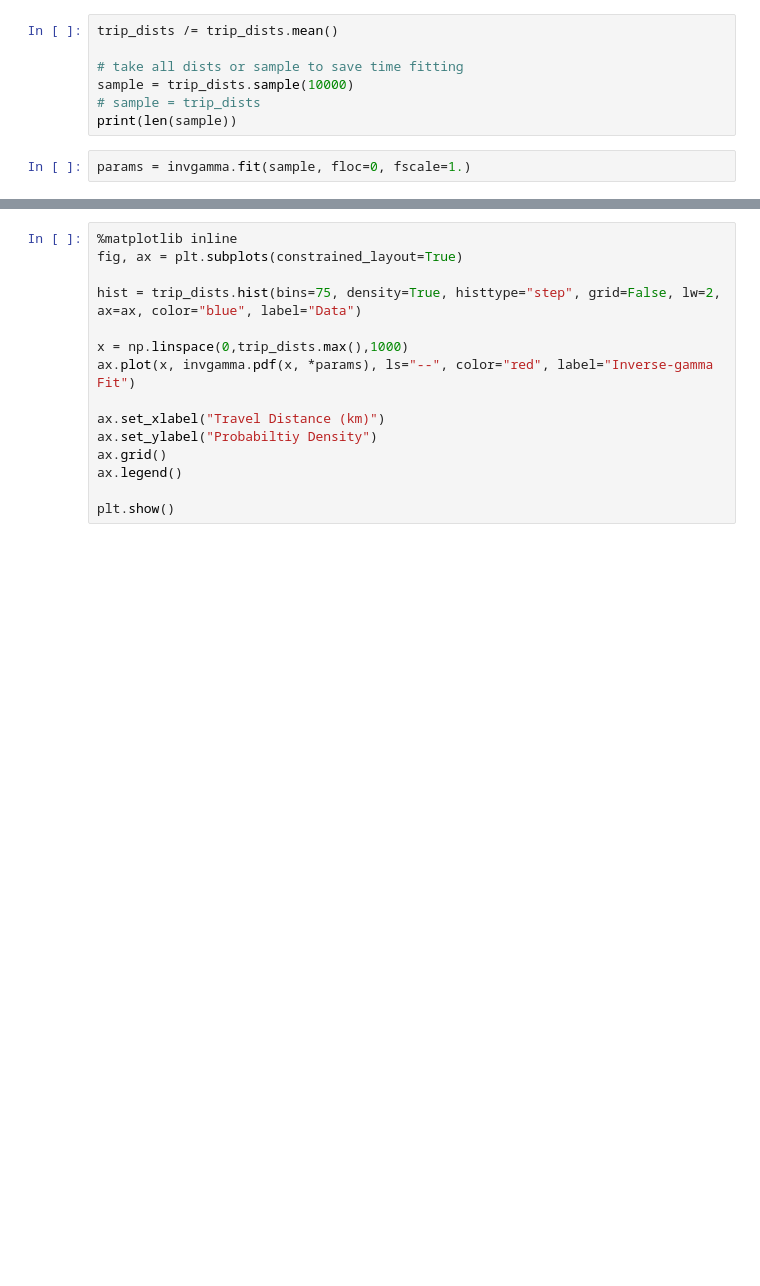
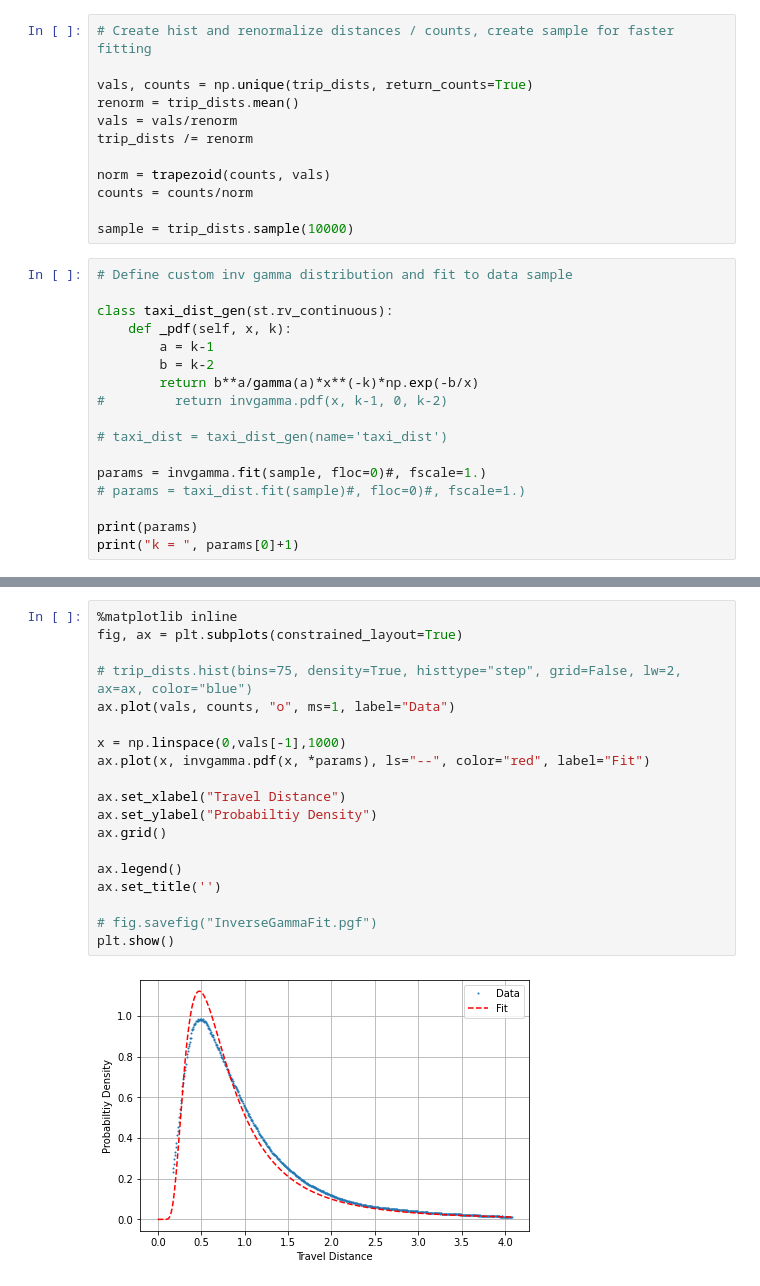
Before and after one commit to poss-group/NYTaxiDataAnalysis, a Jupyter notebook: TaxiDataAnalysis.ipynb, the cells around one changed output, grey strips where cells are left out. Saved outputs shown, nothing was run; the diff lists cells and outputs as text; blank space fills up the shorter version.

Commit message:
Updated Data Cleaning

```diff
--- a/TaxiDataAnalysis.ipynb
+++ b/TaxiDataAnalysis.ipynb
@@ -47,9 +73,29 @@ trip_dists = data[data["trip_distance_km"] < 21]["trip_distance_km"]
 # %%
-trip_dists /= trip_dists.mean()
+# Create hist and renormalize distances / counts, create sample for faster fitting
 
-# take all dists or sample to save time fitting
+vals, counts = np.unique(trip_dists, return_counts=True)
+renorm = trip_dists.mean()
+vals = vals/renorm
+trip_dists /= renorm
+
+norm = trapezoid(counts, vals)
+counts = counts/norm
+
 sample = trip_dists.sample(10000)
-# sample = trip_dists
-print(len(sample))
 # %%
-params = invgamma.fit(sample, floc=0, fscale=1.)
+# Define custom inv gamma distribution and fit to data sample
+
+class taxi_dist_gen(st.rv_continuous):
+    def _pdf(self, x, k):
+        a = k-1
+        b = k-2
+        return b**a/gamma(a)*x**(-k)*np.exp(-b/x)
+#         return invgamma.pdf(x, k-1, 0, k-2)
+
+# taxi_dist = taxi_dist_gen(name='taxi_dist')
+
+params = invgamma.fit(sample, floc=0)#, fscale=1.)
+# params = taxi_dist.fit(sample)#, floc=0)#, fscale=1.)
+
+print(params)
+print("k = ", params[0]+1)
@@ -56,15 +105,21 @@ params = invgamma.fit(sample, floc=0, fscale=1.)
 # %%
 %matplotlib inline
 fig, ax = plt.subplots(constrained_layout=True)
 
-hist = trip_dists.hist(bins=75, density=True, histtype="step", grid=False, lw=2, ax=ax, color="blue", label="Data")
+# trip_dists.hist(bins=75, density=True, histtype="step", grid=False, lw=2, ax=ax, color="blue")
+ax.plot(vals, counts, "o", ms=1, label="Data")
 
-x = np.linspace(0,trip_dists.max(),1000)
-ax.plot(x, invgamma.pdf(x, *params), ls="--", color="red", label="Inverse-gamma Fit")
+x = np.linspace(0,vals[-1],1000)
+ax.plot(x, invgamma.pdf(x, *params), ls="--", color="red", label="Fit")
 
-ax.set_xlabel("Travel Distance (km)")
+ax.set_xlabel("Travel Distance")
 ax.set_ylabel("Probabiltiy Density")
 ax.grid()
+
 ax.legend()
+ax.set_title('')
 
+# fig.savefig("InverseGammaFit.pgf")
 plt.show()
+# %% [output]
+[figure, added]
```
Also changed, not shown: parts of 12 cells of this notebook.
